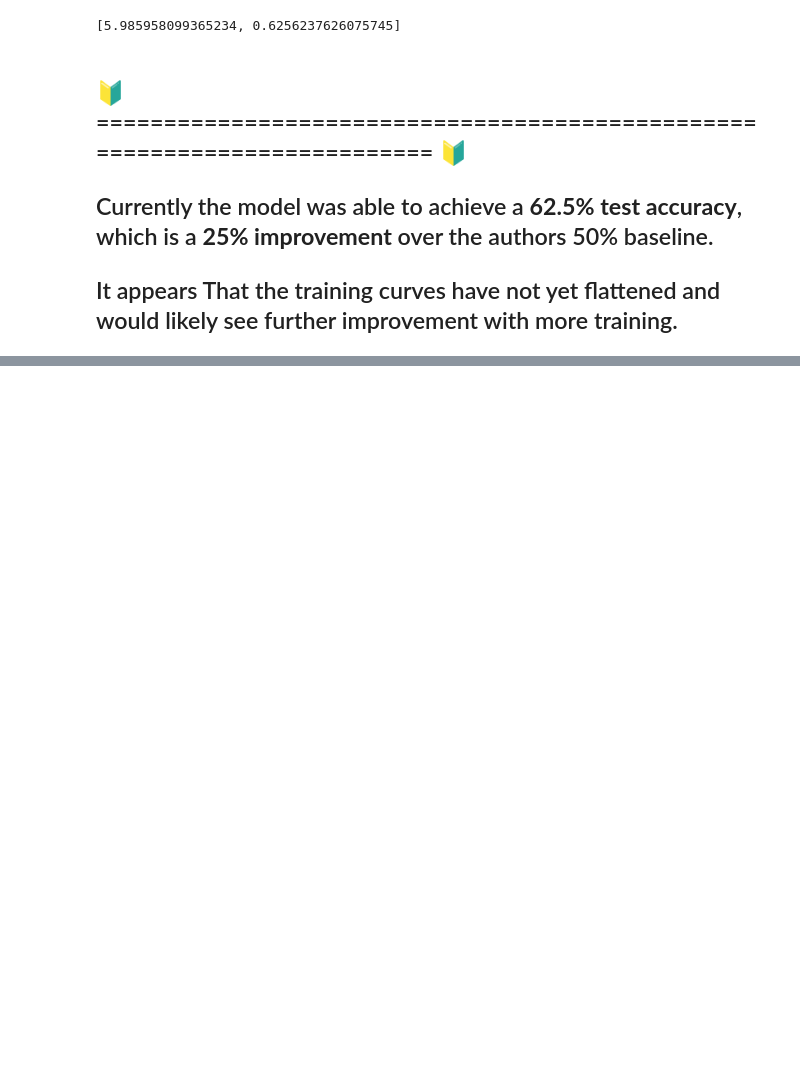
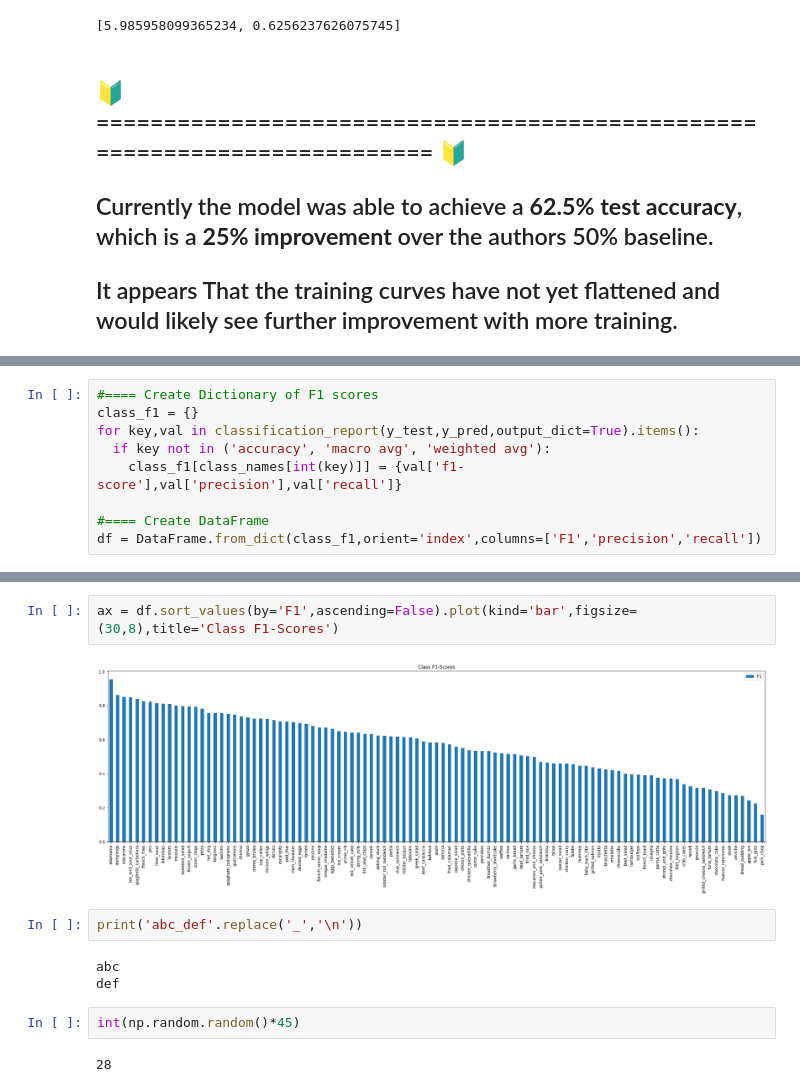
Before and after one commit to delta2echo/tensorflow_portfolio, a Jupyter notebook: 04_Transfer_Learning/04_Transfer_Learning_Project.ipynb, the cells around one changed output, grey strips where cells are left out. Saved outputs shown, nothing was run; the diff lists cells and outputs as text; blank space fills up the shorter version.

```diff
--- a/04_Transfer_Learning/04_Transfer_Learning_Project.ipynb
+++ b/04_Transfer_Learning/04_Transfer_Learning_Project.ipynb
@@ -619,0 +797,9 @@ model_0.evaluate(test_data) #.613
+# %%
+#==== Create Dictionary of F1 scores
+class_f1 = {}
+for key,val in classification_report(y_test,y_pred,output_dict=True).items():
+  if key not in ('accuracy', 'macro avg', 'weighted avg'):
+    class_f1[class_names[int(key)]] = {val['f1-score'],val['precision'],val['recall']}
+
+#==== Create DataFrame
+df = DataFrame.from_dict(class_f1,orient='index',columns=['F1','precision','recall'])
@@ -619,0 +822,13 @@ model_0.evaluate(test_data) #.613
+# %%
+ax = df.sort_values(by='F1',ascending=False).plot(kind='bar',figsize=(30,8),title='Class F1-Scores')
+# %% [output]
+[figure, added]
+# %%
+print('abc_def'.replace('_','\n'))
+# %% [output]
+abc
+def
+# %%
+int(np.random.random()*45)
+# %% [output]
+28
```
Also changed, not shown: parts of 21 cells of this notebook.
